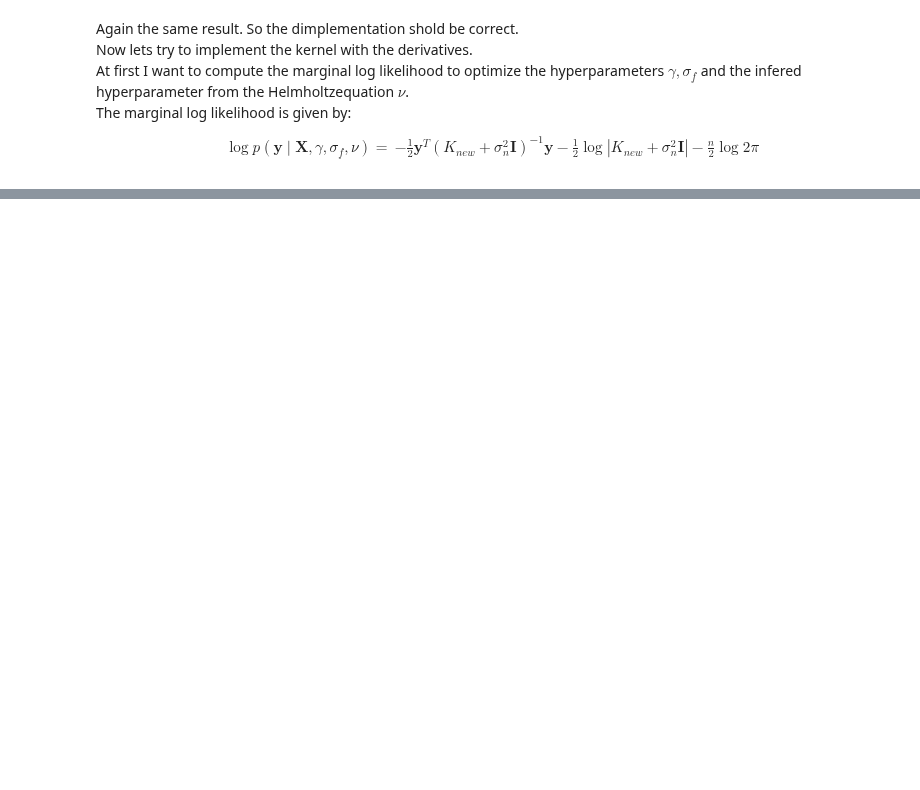
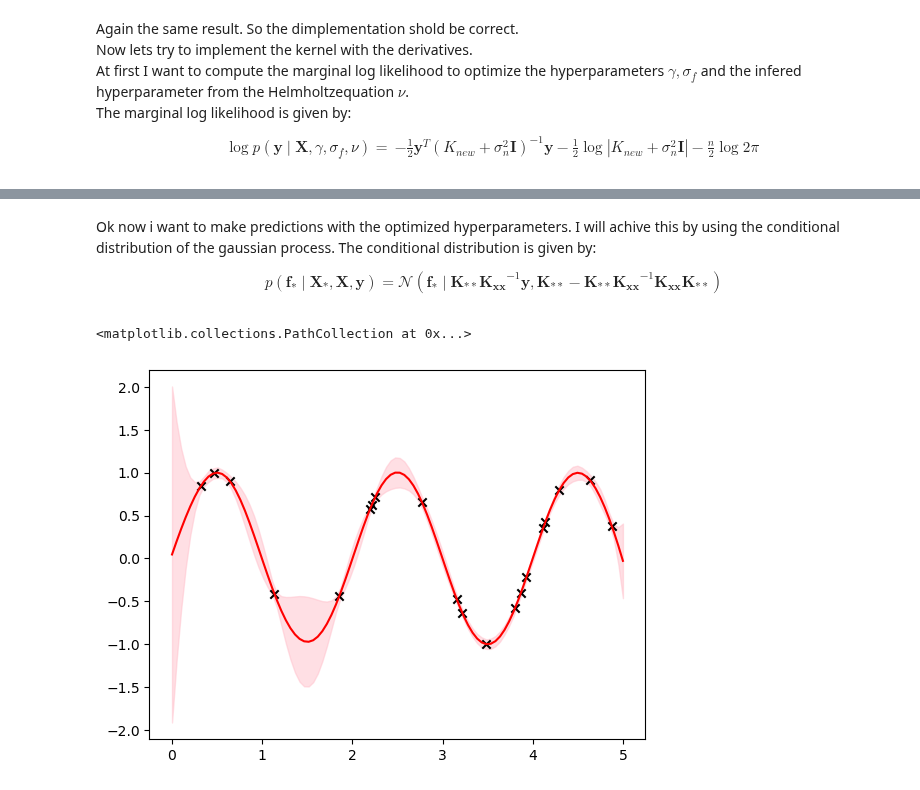
Before and after one commit to TobiLeitgeb/Code_bac, a Jupyter notebook: kernel_with_autograd.ipynb, the cells around one changed output, grey strips where cells are left out. Cells and saved outputs as stored; diff of their text form; code cells hidden in the pictures; blank space fills up the shorter version.

```diff
--- a/kernel_with_autograd.ipynb
+++ b/kernel_with_autograd.ipynb
@@ -233,0 +323,28 @@ x,y = np.linspace(0,1,size).reshape(-1,1), np.linspace(0,1,size).reshape(-1,1)
+# %% [markdown]
+Ok now i want to make predictions with the optimized hyperparameters. I will achive this by using the conditional distribution of the gaussian process. The conditional distribution is given by:
+\begin{align*}
+p(\mathbf{f_*} \mid \mathbf{X_*}, \mathbf{X}, \mathbf{y}) = \mathcal{N}(\mathbf{f_*} \mid \mathbf{K_{**}}\mathbf{K_{xx}}^{-1}\mathbf{y}, \mathbf{K_{**}} - \mathbf{K_{**}}\mathbf{K_{xx}}^{-1}\mathbf{K_{xx}}\mathbf{K_{**}})
+\end{align*}
+# %%
+from gaussian_processes_util import plot_gp
+
+def posterior_distribution(Kernel:callable, X, X_bar,noise_data, hyperparams):
+    K = create_derivative_matrix_jax(X, X,noise_data,hyperparams) + noise_data * jnp.eye(len(X))
+    K_s = create_derivative_matrix_jax(X, X_bar,noise_data,hyperparams)
+    K_ss = create_derivative_matrix_jax(X_bar, X_bar,noise_data,hyperparams)
+    L = jnp.linalg.cholesky(K)
+    alpha = jnp.linalg.solve(L.T, np.linalg.solve(L, targets_train))
+    f_star = jnp.dot(K_s.T, alpha)
+    v = jnp.linalg.solve(L, K_s)
+    var_f_star = K_ss - jnp.dot(v.T, v)
+    return f_star, var_f_star
+hyperparameters = [1,1.7,3.4]
+f_star, var_f_star = posterior_distribution(create_derivative_matrix_jax,x_train,x_test,noise,hyperparams = hyperparameters)
+var_plot = jnp.diag(var_f_star)
+plt.plot(x_test, f_star, 'r-', label='Predictive mean')
+
+plt.fill_between(x_test, f_star - 2 * jnp.sqrt(var_plot), f_star + 2 * jnp.sqrt(var_plot), color='pink',alpha = 0.5, label='95% confidence interval')
+plt.scatter(x_train, targets_train, label='Training data', color='black', marker='x')
+# %% [output]
+<matplotlib.collections.PathCollection at 0x...>
+[figure, added]
```
Also changed, not shown: parts of 14 cells of this notebook.
